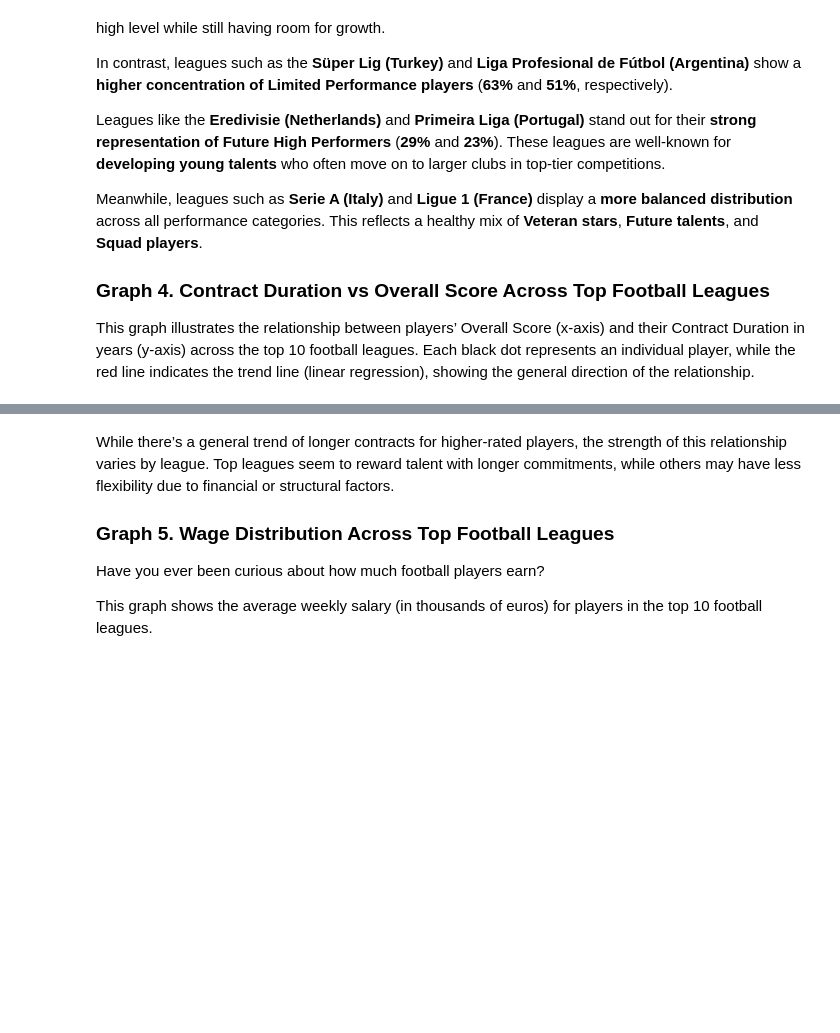
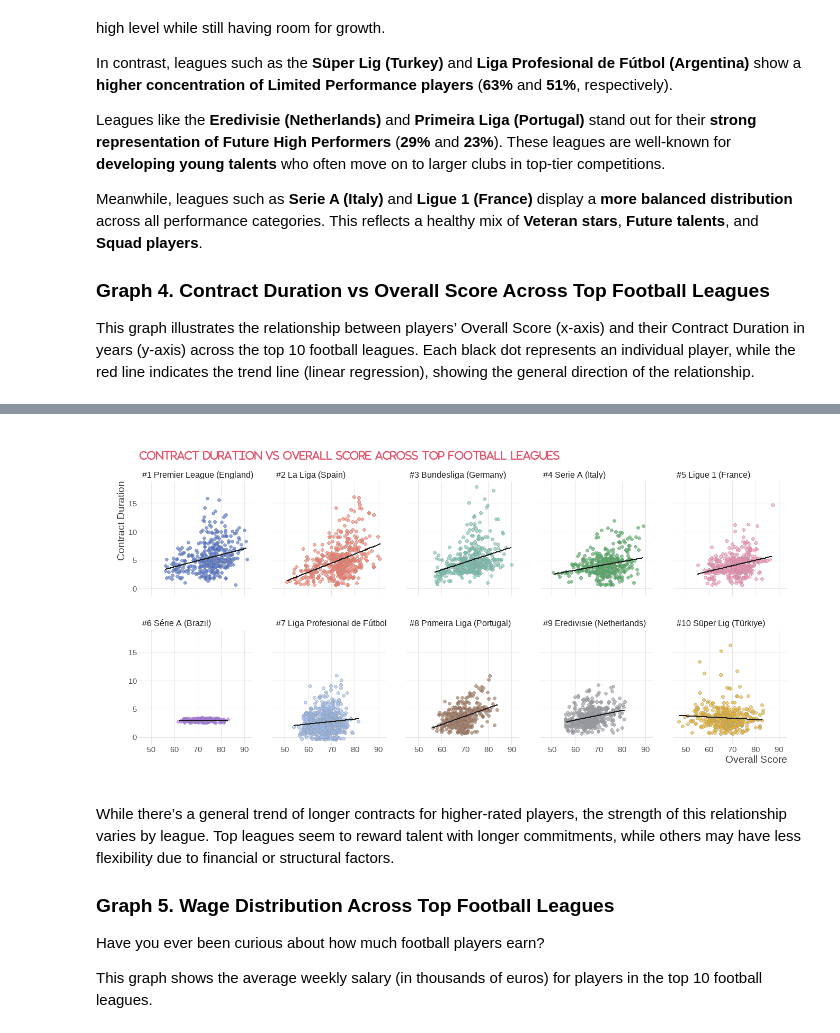
Before and after one commit to OlgaKuzminichna/visualizations, a Jupyter notebook: code/fifaplayers/fifaplayers.ipynb, the cells around one changed output, grey strips where cells are left out. Saved outputs shown, nothing was run; the diff lists cells and outputs as text; code cells hidden in the pictures; blank space fills up the shorter version.

```diff
--- a/code/fifaplayers/fifaplayers.ipynb
+++ b/code/fifaplayers/fifaplayers.ipynb
@@ -288,3 +314,21 @@ general direction of the relationship.
+# %%
+ggplot(df_clean) +
+  aes(x = Overall.Score, y = Contract.Duration, fill = LeagueRanked) +
+  geom_jitter(alpha = 0.6, shape = 21, size = 2, color="gray60") +
+  scale_fill_observable() +
+  geom_smooth(method = "lm", color = "gray10", linetype = "solid", se = FALSE) +
+  facet_wrap(vars(reorder(LeagueRanked, League_Rank)), ncol = 5L) +
+  labs(
+    title = "Contract Duration vs Overall Score Across Top Football Leagues",
+    x = "Overall Score",
+    y = "Contract Duration"
+  ) +
+  theme(
+    legend.position = "none",
+    plot.title = element_text(size = 14)
+  )
+# %% [output]
+[figure, added]
 # %% [markdown]
 While there’s a general trend of longer contracts for higher-rated
 players, the strength of this relationship varies by league. Top leagues
```
Also changed, not shown: parts of 16 cells of this notebook, 1 other file.
